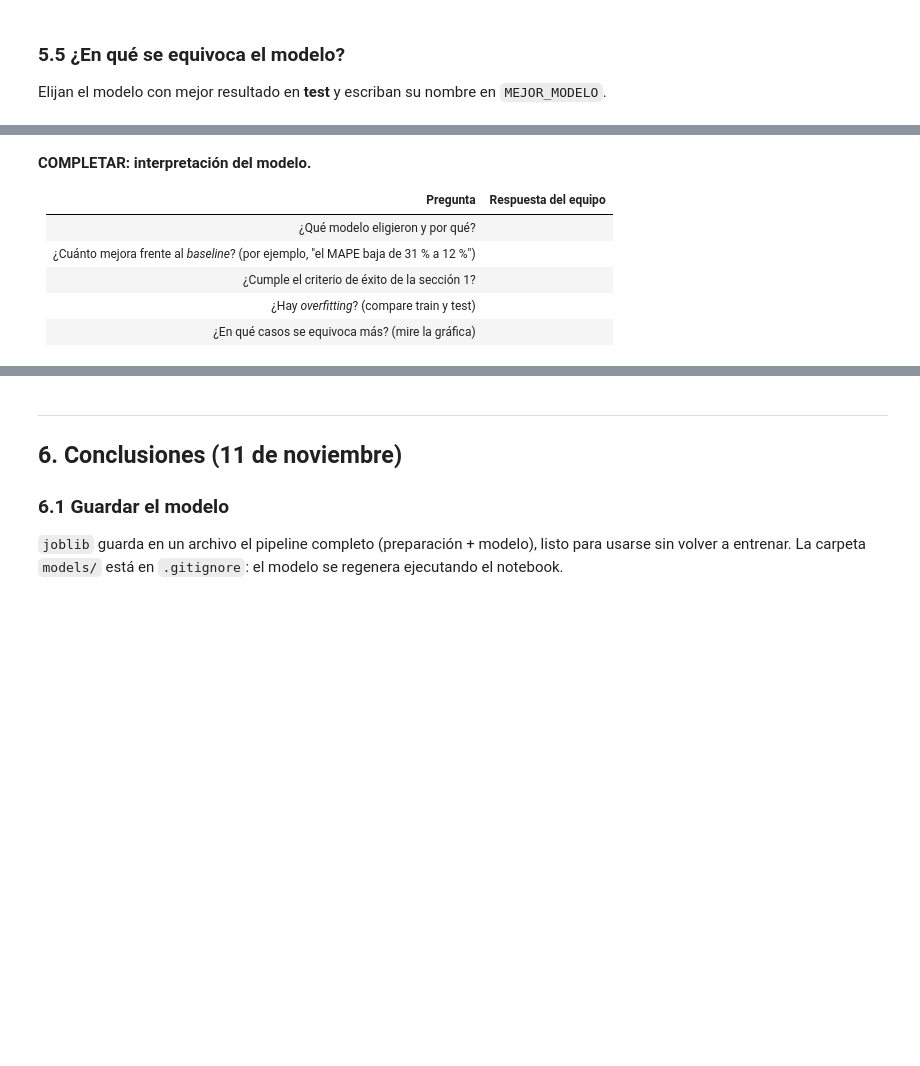
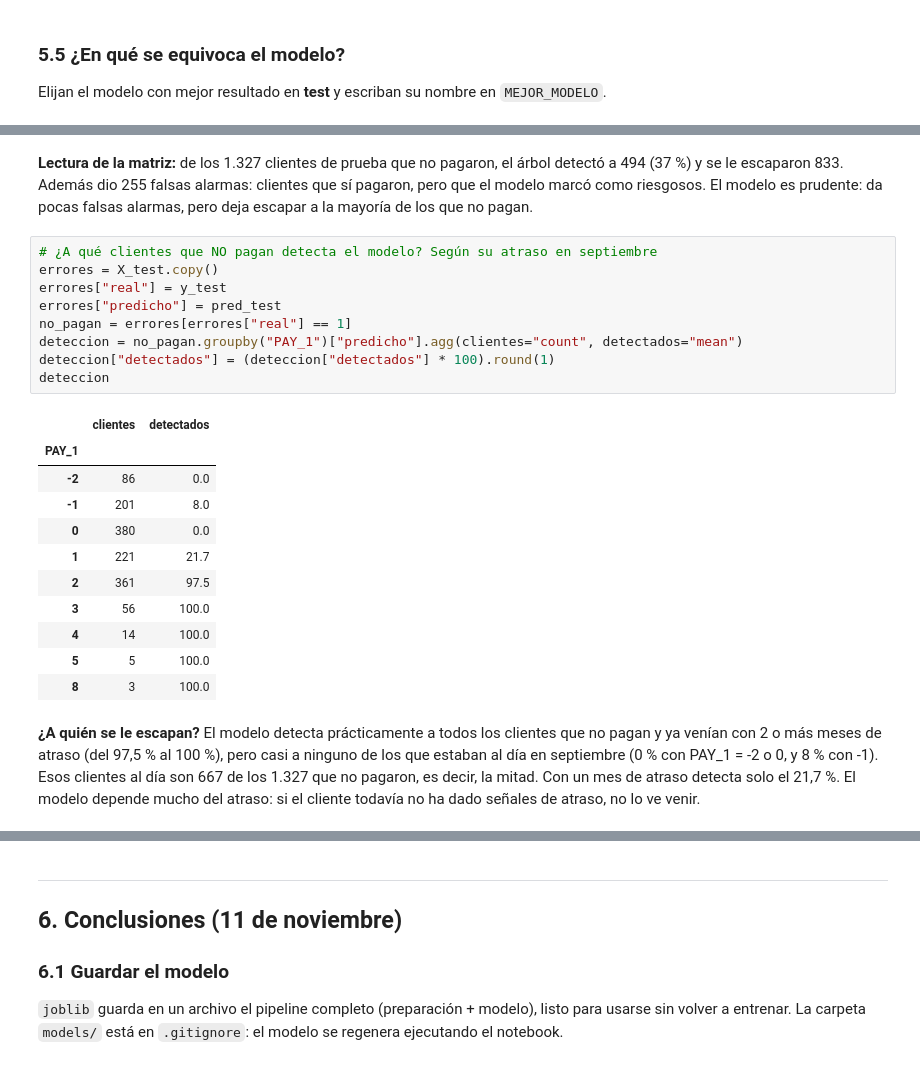
Before and after one commit to lfdaps/proyecto-equipo_1, a Jupyter notebook: notebooks/proyecto_equipo.ipynb, the cells around one changed output, grey strips where cells are left out. Drawn from its saved outputs; the diff is of its cells as text; blank space fills up the shorter version.

```diff
--- a/notebooks/proyecto_equipo.ipynb
+++ b/notebooks/proyecto_equipo.ipynb
@@ -639,10 +647,25 @@ plt.show()
-# %% [markdown]
-**COMPLETAR: interpretación del modelo.**
-
-| Pregunta | Respuesta del equipo |
-|---|---|
-| ¿Qué modelo eligieron y por qué? | |
-| ¿Cuánto mejora frente al *baseline*? (por ejemplo, "el MAPE baja de 31 % a 12 %") | |
-| ¿Cumple el criterio de éxito de la sección 1? | |
-| ¿Hay *overfitting*? (compare train y test) | |
-| ¿En qué casos se equivoca más? (mire la gráfica) | |
+# %% [markdown]
+**Lectura de la matriz:** de los 1.327 clientes de prueba que no pagaron, el árbol detectó a 494 (37 %) y se le escaparon 833. Además dio 255 falsas alarmas: clientes que sí pagaron, pero que el modelo marcó como riesgosos. El modelo es prudente: da pocas falsas alarmas, pero deja escapar a la mayoría de los que no pagan.
+# %%
+# ¿A qué clientes que NO pagan detecta el modelo? Según su atraso en septiembre
+errores = X_test.copy()
+errores["real"] = y_test
+errores["predicho"] = pred_test
+no_pagan = errores[errores["real"] == 1]
+deteccion = no_pagan.groupby("PAY_1")["predicho"].agg(clientes="count", detectados="mean")
+deteccion["detectados"] = (deteccion["detectados"] * 100).round(1)
+deteccion
+# %% [output]
+|  | clientes | detectados |
+| PAY_1 |  |  |
+| -2 | 86 | 0.0 |
+| -1 | 201 | 8.0 |
+| 0 | 380 | 0.0 |
+| 1 | 221 | 21.7 |
+| 2 | 361 | 97.5 |
+| 3 | 56 | 100.0 |
+| 4 | 14 | 100.0 |
+| 5 | 5 | 100.0 |
+| 8 | 3 | 100.0 |
+# %% [markdown]
+**¿A quién se le escapan?** El modelo detecta prácticamente a todos los clientes que no pagan y ya venían con 2 o más meses de atraso (del 97,5 % al 100 %), pero casi a ninguno de los que estaban al día en septiembre (0 % con PAY_1 = -2 o 0, y 8 % con -1). Esos clientes al día son 667 de los 1.327 que no pagaron, es decir, la mitad. Con un mes de atraso detecta solo el 21,7 %. El modelo depende mucho del atraso: si el cliente todavía no ha dado señales de atraso, no lo ve venir.
```
Also changed, not shown: parts of 6 cells of this notebook.
